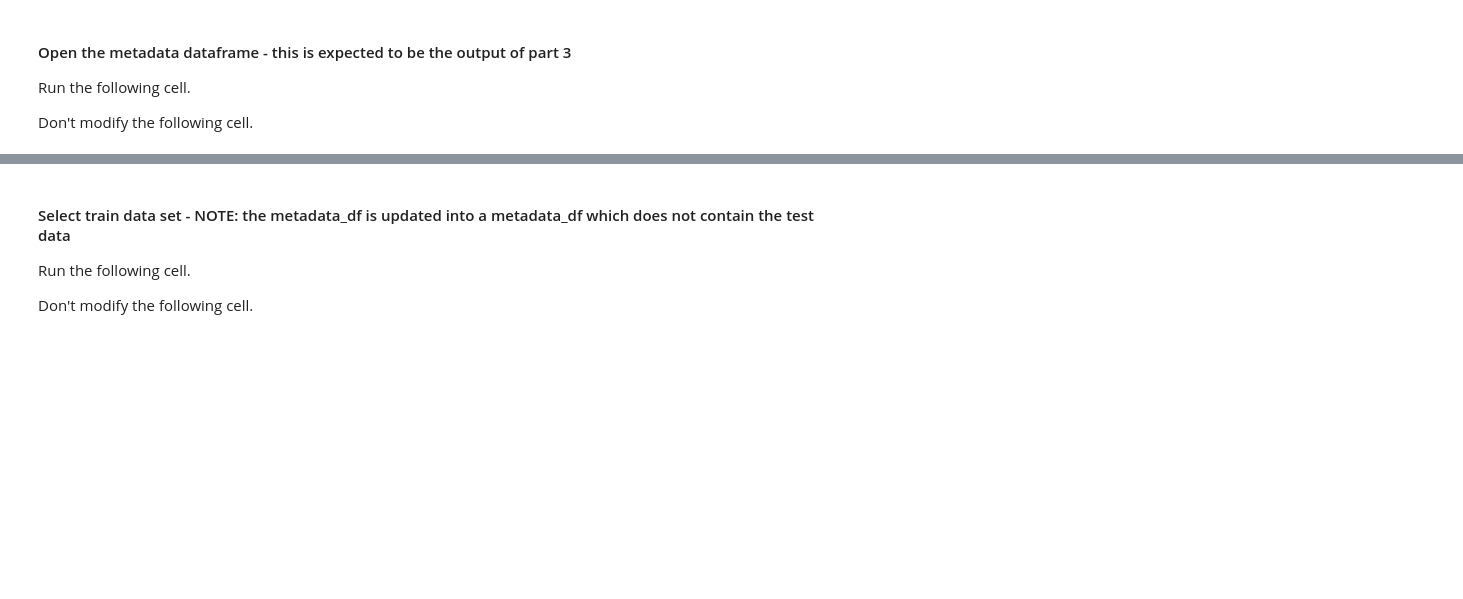
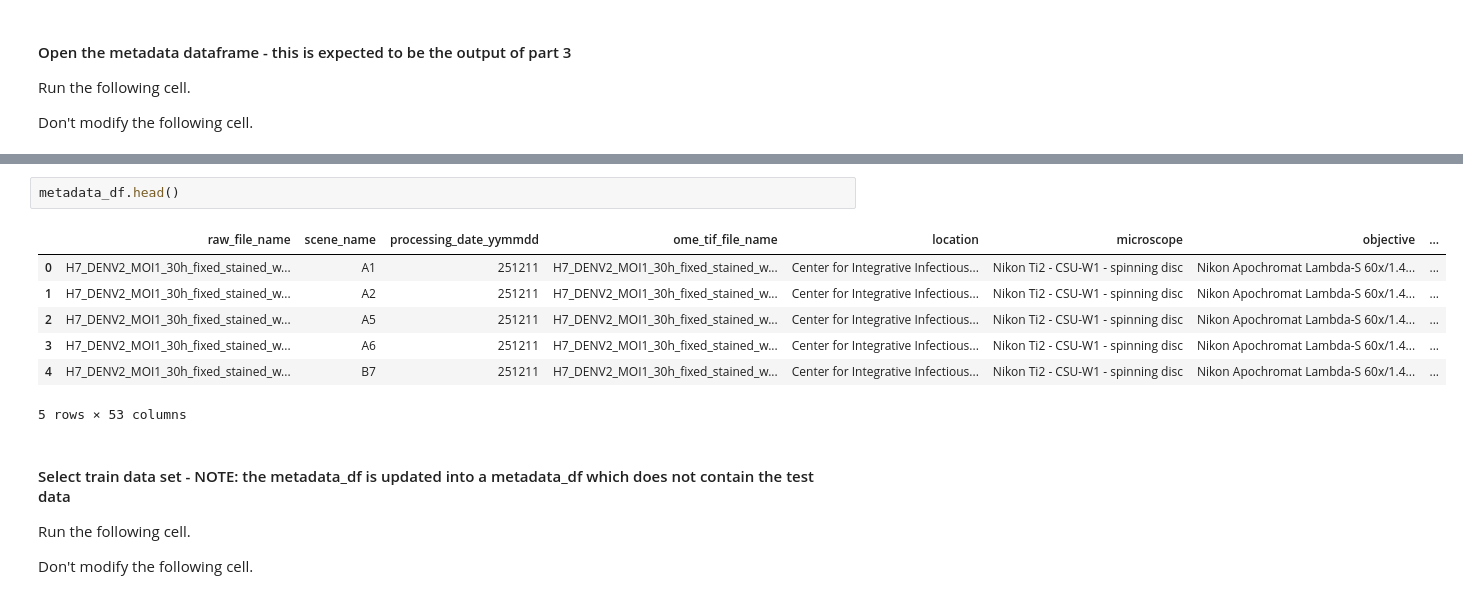
Before and after one commit to IDIP-Platform/ACID, a Jupyter notebook: part4a_compute_background_function.ipynb, the cells around one changed output, grey strips where cells are left out. Drawn from its saved outputs; the diff is of its cells as text; blank space fills up the shorter version.

```diff
--- a/part4a_compute_background_function.ipynb
+++ b/part4a_compute_background_function.ipynb
@@ -353,3 +353,13 @@ using 20260123_ACID_metadata_part_3.csv as default metadata file
+# %%
+metadata_df.head()
+# %% [output]
+|  | raw_file_name | scene_name | processing_date_yymmdd | ome_tif_file_name | location | microscope | objective | ... |
+| 0 | H7_DENV2_MOI1_30h_fixed_stained_w... | A1 | 251211 | H7_DENV2_MOI1_30h_fixed_stained_w... | Center for Integrative Infectious... | Nikon Ti2 - CSU-W1 - spinning disc | Nikon Apochromat Lambda-S 60x/1.4... | ... |
+| 1 | H7_DENV2_MOI1_30h_fixed_stained_w... | A2 | 251211 | H7_DENV2_MOI1_30h_fixed_stained_w... | Center for Integrative Infectious... | Nikon Ti2 - CSU-W1 - spinning disc | Nikon Apochromat Lambda-S 60x/1.4... | ... |
+| 2 | H7_DENV2_MOI1_30h_fixed_stained_w... | A5 | 251211 | H7_DENV2_MOI1_30h_fixed_stained_w... | Center for Integrative Infectious... | Nikon Ti2 - CSU-W1 - spinning disc | Nikon Apochromat Lambda-S 60x/1.4... | ... |
+| 3 | H7_DENV2_MOI1_30h_fixed_stained_w... | A6 | 251211 | H7_DENV2_MOI1_30h_fixed_stained_w... | Center for Integrative Infectious... | Nikon Ti2 - CSU-W1 - spinning disc | Nikon Apochromat Lambda-S 60x/1.4... | ... |
+| 4 | H7_DENV2_MOI1_30h_fixed_stained_w... | B7 | 251211 | H7_DENV2_MOI1_30h_fixed_stained_w... | Center for Integrative Infectious... | Nikon Ti2 - CSU-W1 - spinning disc | Nikon Apochromat Lambda-S 60x/1.4... | ... |
+5 rows × 53 columns
 # %% [markdown]
 #### Select train data set - NOTE: the metadata_df is updated into a metadata_df which does not contain the test data
 
```
Also changed, not shown: parts of 3 cells of this notebook, 1 other file.
